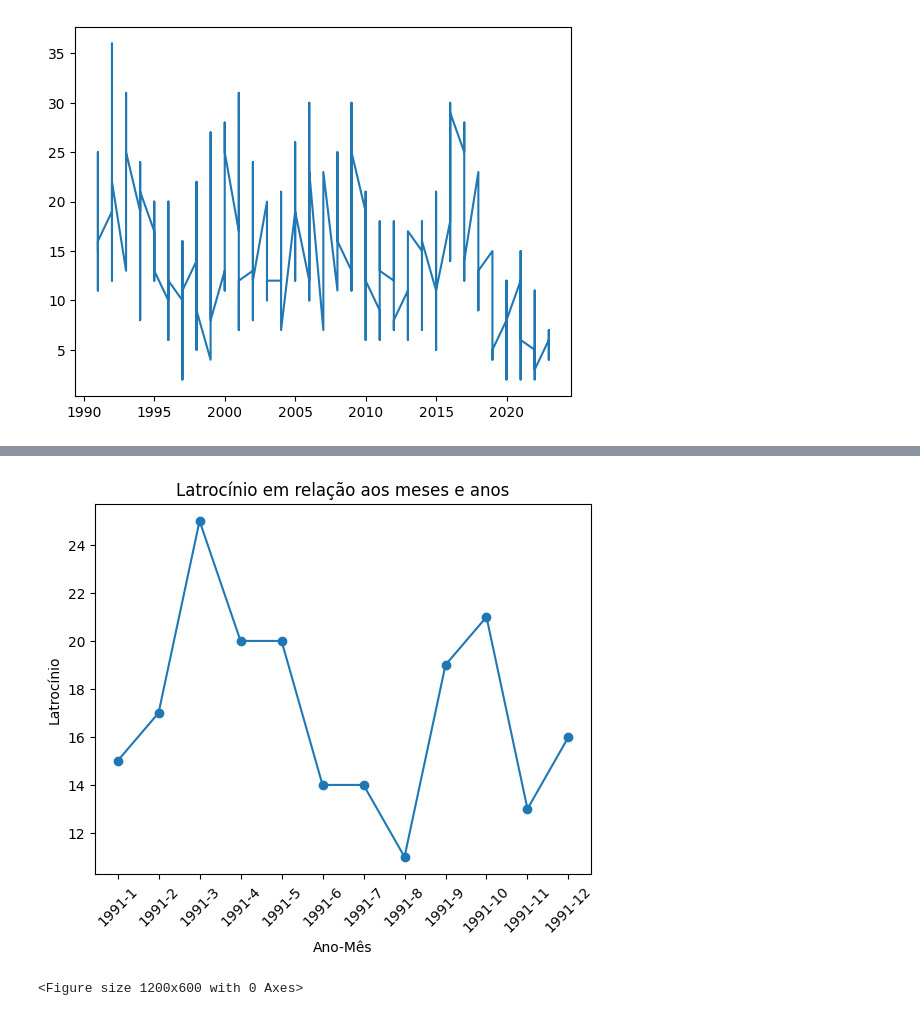
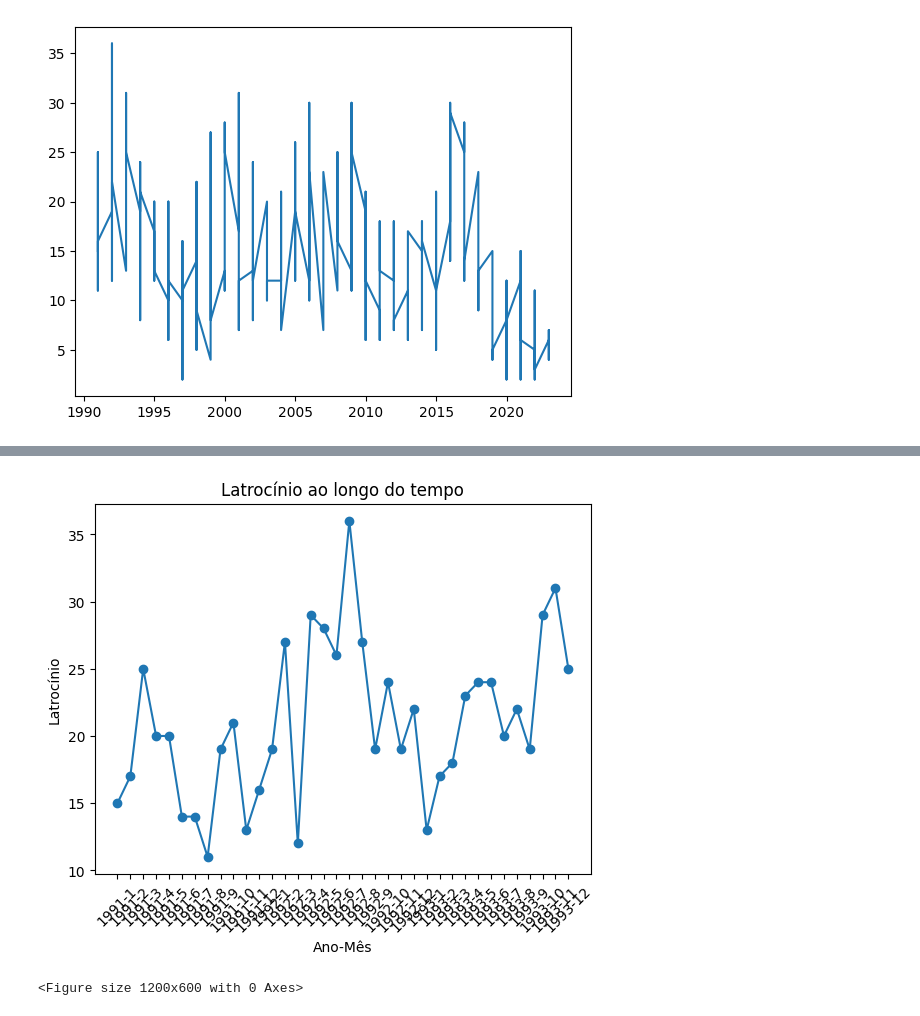
Before and after one commit to GabrielSYS/tratamento_dados_Py, a Jupyter notebook: Tratamento_dados_Rio.ipynb, the cells around one changed output, grey strips where cells are left out. Drawn from its saved outputs; the diff is of its cells as text; code cells hidden in the pictures.

```diff
--- a/Tratamento_dados_Rio.ipynb
+++ b/Tratamento_dados_Rio.ipynb
@@ -176,31 +198,31 @@ See the caveats in the documentation: https://pandas.pydata.org/pandas-docs/stab
 # %%
 import matplotlib.pyplot as plt
 
 # Selecionar as colunas 'ano', 'mes' e 'latrocinio'
 data = estatistica_mensal[['ano', 'mes', 'latrocinio']]
 
 # Limitar as linhas de 'ano' e 'mes' para as linhas 0 até 11
-data = data.iloc[0:12, :]
+data = data.iloc[0:36, :]
 
 # Criar uma coluna combinada 'ano_mes' com os valores de 'ano' e 'mes'
 data['ano_mes'] = data['ano'].astype(str) + '-' + data['mes'].astype(str)
 
 # Criar o gráfico
 plt.plot(data['ano_mes'], data['latrocinio'], marker='o')
 
 # Configurar os rótulos do eixo x e y, e o título do gráfico
 plt.xlabel('Ano-Mês')
 plt.ylabel('Latrocínio')
-plt.title('Latrocínio em relação aos meses e anos')
+plt.title('Latrocínio ao longo do tempo')
 
 # Girar os rótulos do eixo x em 45 graus para melhor legibilidade
 plt.xticks(rotation=45)
 
 # Ajustar o tamanho da figura
 plt.figure(figsize=(12, 6))
 
 # Exibir o gráfico
 plt.show()
 # %% [output]
-[figure, old version]
+[figure, new version]
 <Figure size 1200x600 with 0 Axes>
```
Also changed, not shown: parts of 3 cells of this notebook.
